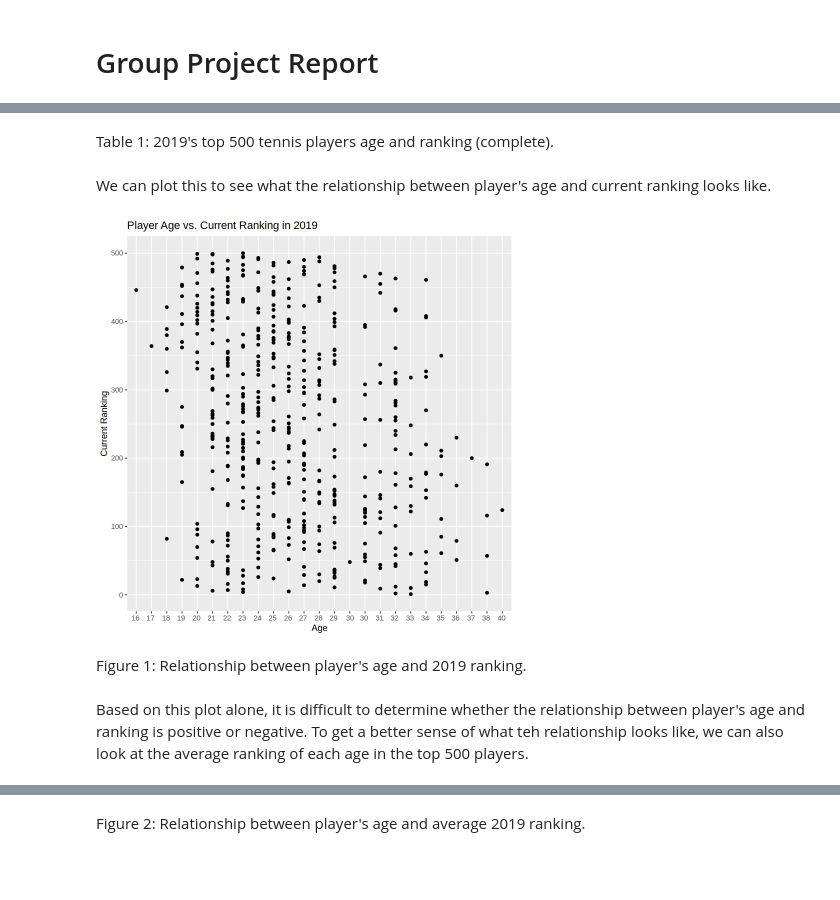
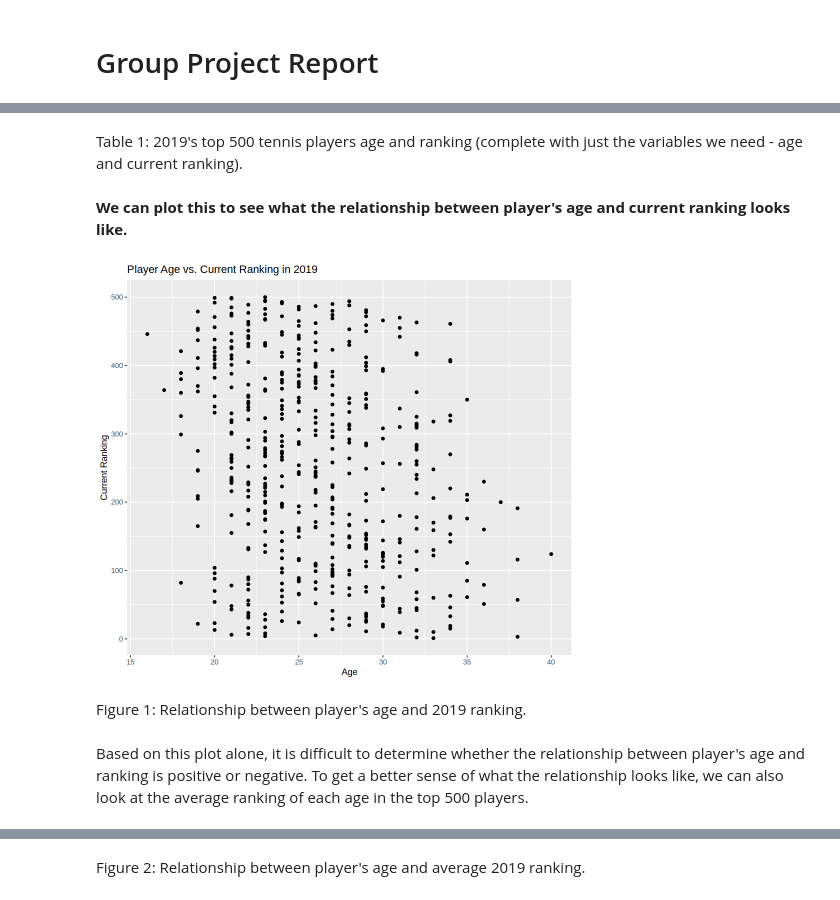
Before and after one commit to HaileyFu/dsci100_group33_project, a Jupyter notebook: group_project_report.ipynb, the cells around one changed output, grey strips where cells are left out. Saved outputs shown, nothing was run; the diff lists cells and outputs as text; code cells hidden in the pictures; blank space fills up the shorter version.

```diff
--- a/group_project_report.ipynb
+++ b/group_project_report.ipynb
@@ -102,7 +96,9 @@ player_stats_complete <- player_stats |>
                                  name == "Sebastian Fanselow" ~ 494),
                              current_rank))|>
     arrange(current_rank)|>
-    as_tibble()
+    as_tibble() |>
+    select(-name) |>
+    mutate(age = as.numeric(age), current_rank = as.numeric(current_rank))
 
-player_stats_complete
+head(player_stats_complete)
 # %% [output]
@@ -128,19 +114,20 @@ A tibble: 500 × 3
 # %% [markdown]
-Table 1: 2019's top 500 tennis players age and ranking (complete).
+Table 1: 2019's top 500 tennis players age and ranking (complete with just the variables we need - age and current ranking).
 # %% [markdown]
-We can plot this to see what the relationship between player's age and current ranking looks like.
+**We can plot this to see what the relationship between player's age and current ranking looks like.**
 # %%
+options(repr.plot.width = 8, repr.plot.height = 7)
 player_stats_plot <- player_stats_complete |>
     ggplot(aes(x = age, y = current_rank))+
     geom_point()+
     labs(x = "Age", y = "Current Ranking")+
     ggtitle("Player Age vs. Current Ranking in 2019")
 
 player_stats_plot
 # %% [output]
-[figure, old version]
+[figure, new version]
 # %% [markdown]
 Figure 1: Relationship between player's age and 2019 ranking.
 # %% [markdown]
-Based on this plot alone, it is difficult to determine whether the relationship between player's age and ranking is positive or negative. To get a better sense of what teh relationship looks like, we can also look at the average ranking of each age in the top 500 players.
+Based on this plot alone, it is difficult to determine whether the relationship between player's age and ranking is positive or negative. To get a better sense of what the relationship looks like, we can also look at the average ranking of each age in the top 500 players.
 # %%
```
Also changed, not shown: parts of 41 cells of this notebook.
